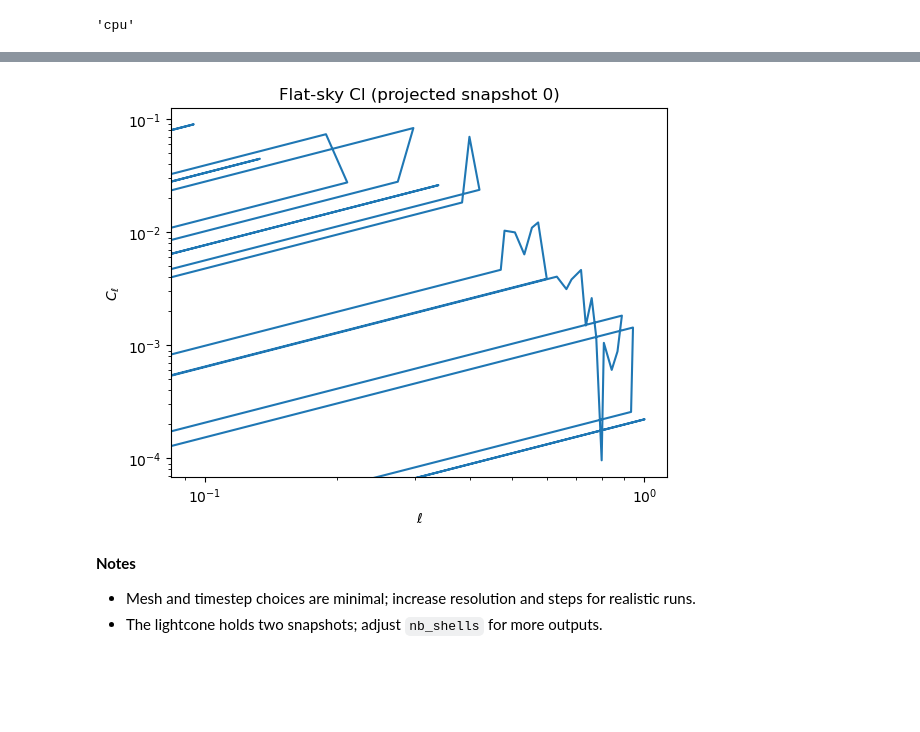
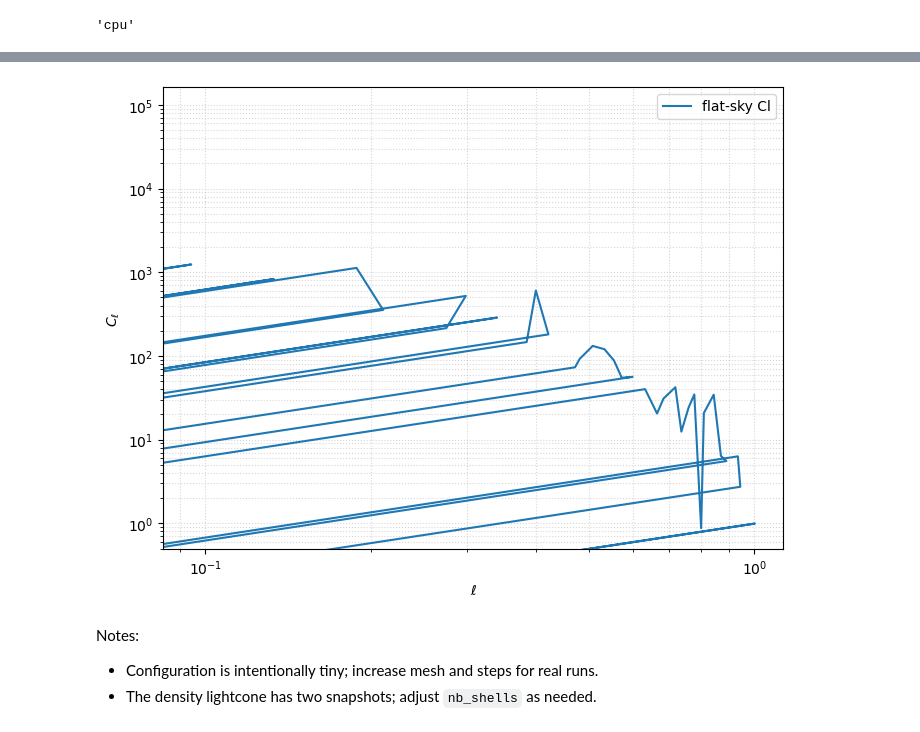
Before and after one commit to ASKabalan/fwd-model-tools, a Jupyter notebook: notebooks/02-nbody-example.ipynb, the cells around one changed output, grey strips where cells are left out. Drawn from its saved outputs; the diff is of its cells as text; code cells hidden in the pictures; blank space fills up the shorter version.

```diff
--- a/notebooks/02-nbody-example.ipynb
+++ b/notebooks/02-nbody-example.ipynb
@@ -100,0 +71,7 @@ plt.show()
+# %%
+
+# 3) Inspect the first density snapshot via a projected map
+first_density = lightcone_density[0]
+flat_proj = first_density.project(nz_slices=4)
+fig, ax = flat_proj.plot(cmap="magma", show_colorbar=True)
+plt.show()
@@ -100,0 +80,6 @@ plt.show()
+# %%
+
+# 4) 3D power spectrum of first snapshot
+ps_snapshot = first_density.power()
+fig, ax, _ = ps_snapshot.plot(label=["snapshot 0"])
+plt.show()
@@ -101,19 +88,15 @@ plt.show()
 # %%
 
-# 4) Flat projection of the same snapshot and its angular Cl
-flat_proj = lightcone_density[0].project(nz_slices=4)
+# 5) Angular Cl of the projected snapshot
 pixel_size = box_size[0] / flatsky_npix[0]
 ell, cl = angular_cl_flat(np.asarray(flat_proj.array), pixel_size=pixel_size)
-
-plt.loglog(np.asarray(ell[1:]), np.asarray(cl[1:]))
-plt.xlabel(r"$\ell$")
-plt.ylabel(r"$C_\ell$")
-plt.title("Flat-sky Cl (projected snapshot 0)")
+cl_ps = ps_snapshot.__class__(wavenumber=ell, spectra=cl, name="cl")
+fig, ax, _ = cl_ps.plot(label=["flat-sky Cl"])
 plt.show()
 # %% [output]
-[figure, old version]
+[figure, new version]
 # %% [markdown]
 
-**Notes**
-- Mesh and timestep choices are minimal; increase resolution and steps for realistic runs.
-- The lightcone holds two snapshots; adjust `nb_shells` for more outputs.
+Notes:
+- Configuration is intentionally tiny; increase mesh and steps for real runs.
+- The density lightcone has two snapshots; adjust `nb_shells` as needed.
```
Also changed, not shown: parts of 8 cells of this notebook, 16 other files.
